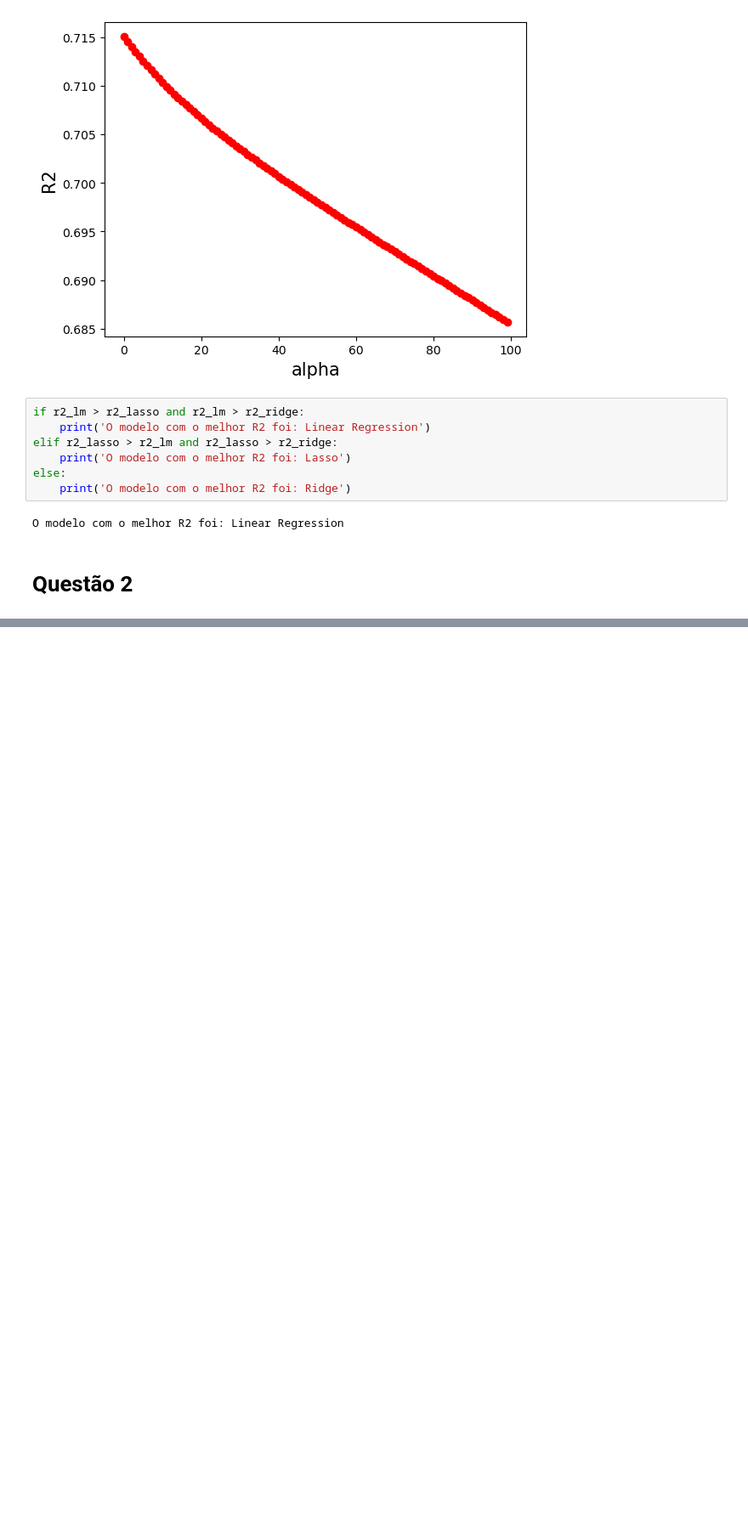
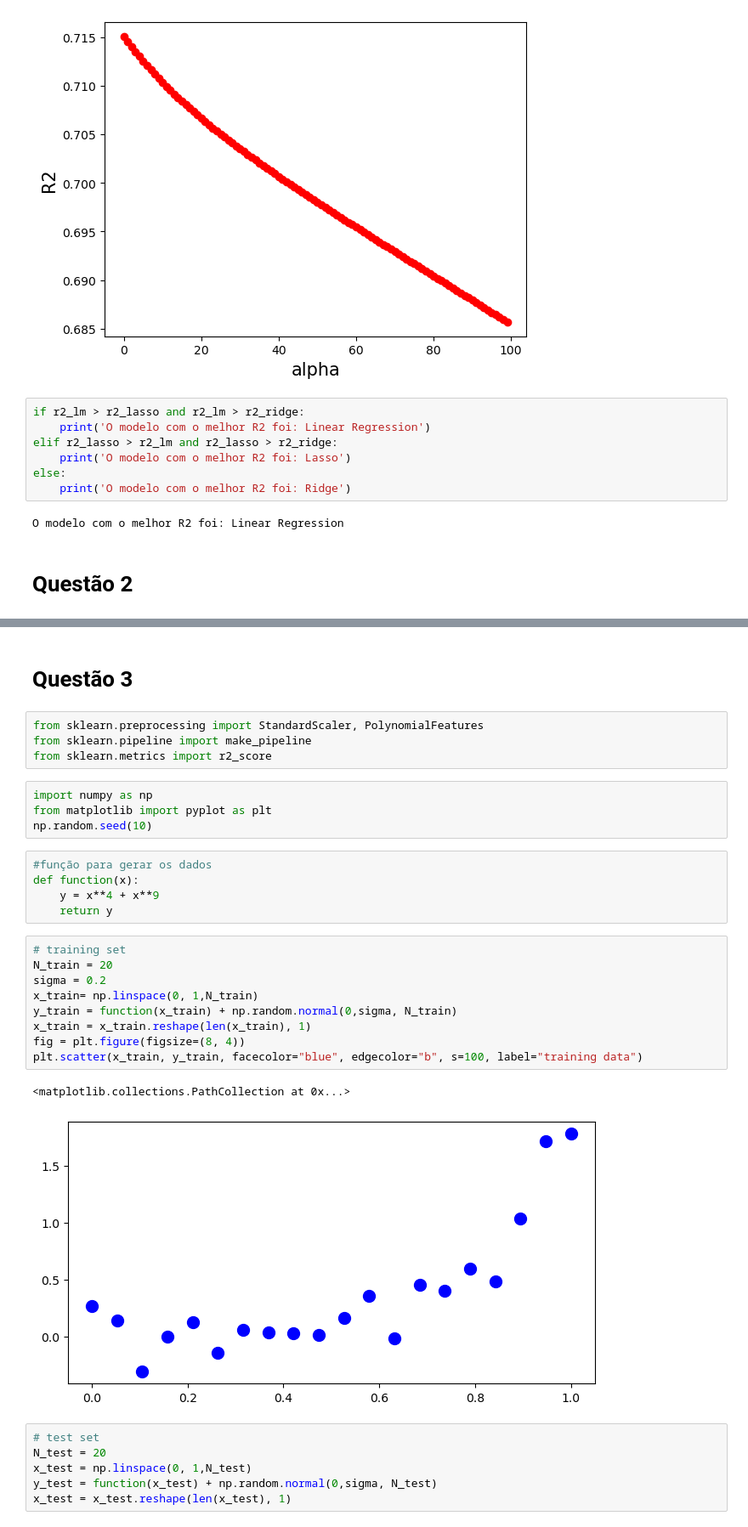
Before and after one commit to delbempedro/introcienciadedados, a Jupyter notebook: questionario5/q5.ipynb, the cells around one changed output, grey strips where cells are left out. Shown at 85% size. Drawn from its saved outputs; the diff is of its cells as text; blank space fills up the shorter version.

```diff
--- a/questionario5/q5.ipynb
+++ b/questionario5/q5.ipynb
@@ -233,0 +298,33 @@ O modelo com o melhor R2 foi: Linear Regression
+# %% [markdown]
+# Questão 3
+# %%
+from sklearn.preprocessing import StandardScaler, PolynomialFeatures
+from sklearn.pipeline import make_pipeline
+from sklearn.metrics import r2_score
+# %%
+import numpy as np
+from matplotlib import pyplot as plt
+np.random.seed(10)
+# %%
+#função para gerar os dados
+def function(x):
+    y = x**4 + x**9
+    return y
+# %%
+# training set
+N_train = 20
+sigma = 0.2
+x_train= np.linspace(0, 1,N_train)
+y_train = function(x_train) + np.random.normal(0,sigma, N_train)
+x_train = x_train.reshape(len(x_train), 1)
+fig = plt.figure(figsize=(8, 4))
+plt.scatter(x_train, y_train, facecolor="blue", edgecolor="b", s=100, label="training data")
+# %% [output]
+<matplotlib.collections.PathCollection at 0x...>
+[figure, added]
+# %%
+# test set
+N_test = 20
+x_test = np.linspace(0, 1,N_test)
+y_test = function(x_test) + np.random.normal(0,sigma, N_test)
+x_test = x_test.reshape(len(x_test), 1)
```
Also changed, not shown: parts of 39 cells of this notebook.
